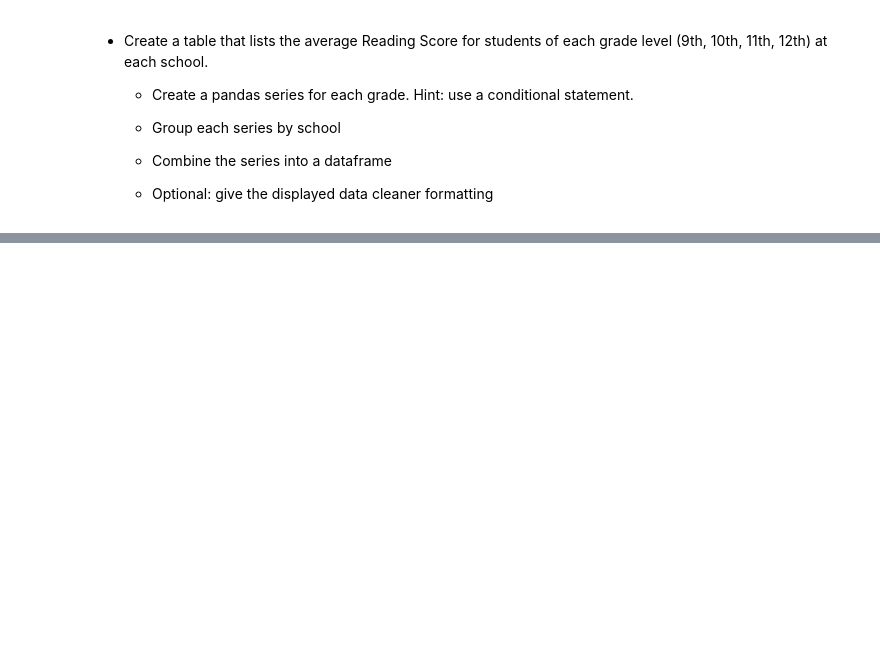
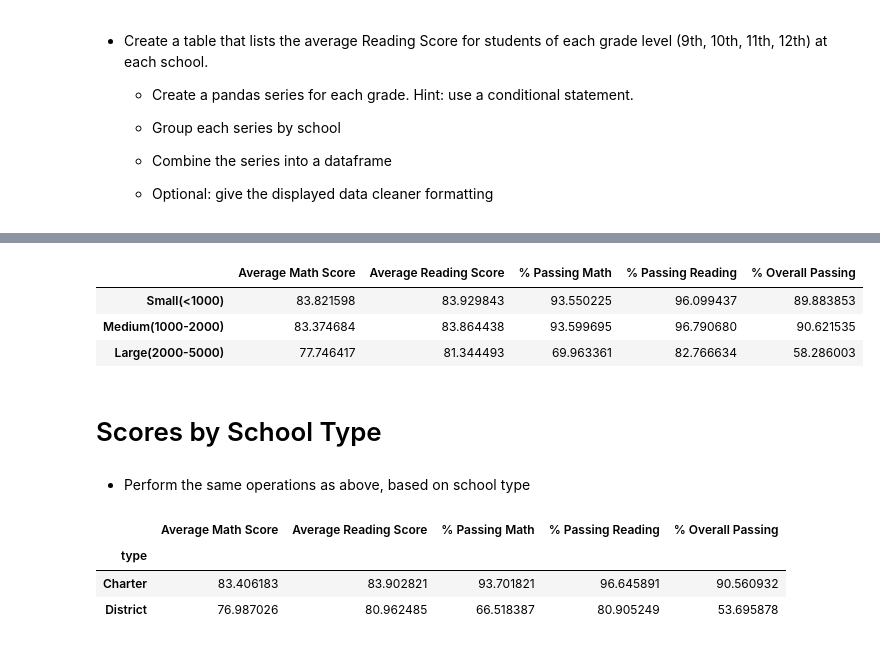
Before and after one commit to ruchisharma19/pandas-challenge, a Jupyter notebook: PyCitySchools/main.ipynb, the cells around one changed output, grey strips where cells are left out. Drawn from its saved outputs; the diff is of its cells as text; code cells hidden in the pictures; blank space fills up the shorter version.

```diff
--- a/PyCitySchools/main.ipynb
+++ b/PyCitySchools/main.ipynb
@@ -246,0 +367,14 @@ pass_summ_sorted
+# %%
+reduced_size_summ_df = school_summ_df[["Total Students","Average Math Score","Average Reading Score","% Passing Math","% Passing Reading","% Overall Passing"]]
+size_group1_df = reduced_size_summ_df.loc[reduced_size_summ_df["Total Students"] < 1000,:]
+size_group1_df["Size"] = " Small(<1000)"
+
+size_group2_df = reduced_size_summ_df.loc[(reduced_size_summ_df["Total Students"] >= 1000) & (reduced_size_summ_df["Total Students"] < 2000),:]
+size_group2_df["Size"] = "Medium(1000-2000)"
+
+size_group3_df = reduced_size_summ_df.loc[(reduced_size_summ_df["Total Students"] >= 2000) & (reduced_size_summ_df["Total Students"] < 5000),:]
+size_group3_df["group"] = "Large(2000-5000)"
+
+size_group1_df = size_group1_df[["Average Math Score","Average Reading Score","% Passing Math","% Passing Reading","% Overall Passing"]].mean()
+size_group2_df = size_group2_df[["Average Math Score","Average Reading Score","% Passing Math","% Passing Reading","% Overall Passing"]].mean()
+size_group3_df = size_group3_df[["Average Math Score","Average Reading Score","% Passing Math","% Passing Reading","% Overall Passing"]].mean()
@@ -246,0 +397,18 @@ pass_summ_sorted
+# %%
+score_by_size = pd.DataFrame({ " Small(<1000)" : size_group1_df ,
+                               "Medium(1000-2000)" : size_group2_df ,
+                               "Large(2000-5000)" : size_group3_df
+})
+
+score_by_size_df = score_by_size.transpose()
+
+score_by_size_df
+# %% [output]
+|  | Average Math Score | Average Reading Score | % Passing Math | % Passing Reading | % Overall Passing |
+| Small(<1000) | 83.821598 | 83.929843 | 93.550225 | 96.099437 | 89.883853 |
+| Medium(1000-2000) | 83.374684 | 83.864438 | 93.599695 | 96.790680 | 90.621535 |
+| Large(2000-5000) | 77.746417 | 81.344493 | 69.963361 | 82.766634 | 58.286003 |
+# %% [markdown]
+# Scores by School Type
+# %% [markdown]
+* Perform the same operations as above, based on school type
@@ -246,0 +419,44 @@ pass_summ_sorted
+# %%
+ttl_students = grouped_schooltype_df["student_name"].count()
+
+ttl_budget = grouped_schooltype_df["budget"].mean()
+
+ttl_math_score = grouped_schooltype_df["math_score"].sum()
+ttl_reading_score = grouped_schooltype_df["reading_score"].sum()
+
+math_passing_df = reduce_schooltype_df.loc[(reduce_schooltype_df["math_score"] >= 70), :]
+grouped_math_df = math_passing_df.groupby(["type"])
+ttl_math_pass_cnt = grouped_math_df["student_name"].count()
+
+reading_passing_df = reduce_schooltype_df.loc[(reduce_schooltype_df["reading_score"] >= 70), :]
+grouped_reading_df = reading_passing_df.groupby(["type"])
+ttl_reading_pass_cnt = grouped_reading_df["student_name"].count()
+
+overall_passing_df = reduce_schooltype_df.loc[(reduce_schooltype_df["math_score"] >= 70) & (reduce_schooltype_df["reading_score"] >= 70) , :]
+grouped_overall_passing_df = overall_passing_df.groupby(["type"])
+ttl_overall_pass_cnt = grouped_overall_passing_df["student_name"].count()
+
+
+schooltype_summ_df = pd.DataFrame({"Total Students" : ttl_students,
+                                "Total Budget" : ttl_budget,
+                              "Total Maths Score":ttl_math_score,
+                              "Total Reading Score":ttl_reading_score,
+                               "Total Math Pass Count":ttl_math_pass_cnt,
+                               "Total Reading Pass Count":ttl_reading_pass_cnt,
+                               "Total Overall Pass Count":ttl_overall_pass_cnt
+                              })
+
+schooltype_summ_df["Per Student Budget"]  = schooltype_summ_df["Total Budget"]/schooltype_summ_df["Total Students"]
+schooltype_summ_df["Average Math Score"] = schooltype_summ_df["Total Maths Score"]/schooltype_summ_df["Total Students"]
+schooltype_summ_df["Average Reading Score"] = schooltype_summ_df["Total Reading Score"]/schooltype_summ_df["Total Students"]
+schooltype_summ_df["% Passing Math"] = (schooltype_summ_df["Total Math Pass Count"]/schooltype_summ_df["Total Students"])*100
+schooltype_summ_df["% Passing Reading"] = schooltype_summ_df["Total Reading Pass Count"]/schooltype_summ_df["Total Students"]*100
+schooltype_summ_df["% Overall Passing"] = schooltype_summ_df["Total Overall Pass Count"]/schooltype_summ_df["Total Students"]*100
+
+schooltype_summ_df = schooltype_summ_df[["Average Math Score","Average Reading Score","% Passing Math","% Passing Reading","% Overall Passing"]]
+schooltype_summ_df
+# %% [output]
+|  | Average Math Score | Average Reading Score | % Passing Math | % Passing Reading | % Overall Passing |
+| type |  |  |  |  |  |
+| Charter | 83.406183 | 83.902821 | 93.701821 | 96.645891 | 90.560932 |
+| District | 76.987026 | 80.962485 | 66.518387 | 80.905249 | 53.695878 |
```
Also changed, not shown: parts of 12 cells of this notebook.
